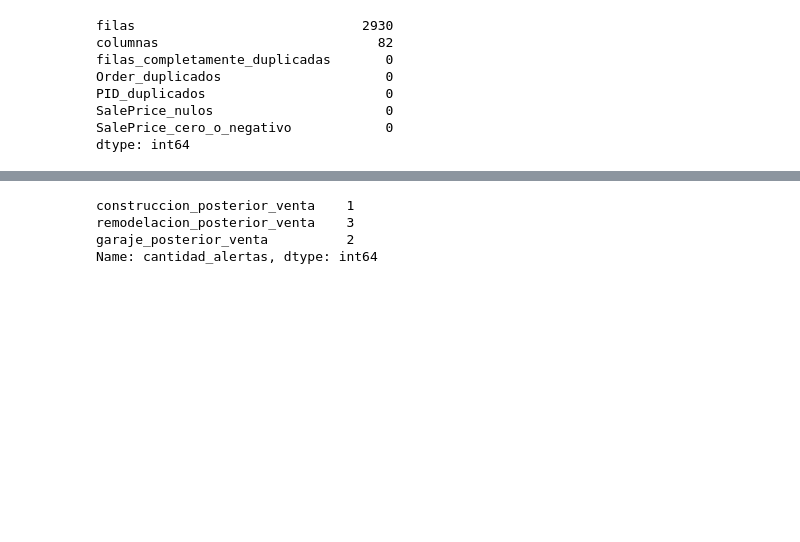
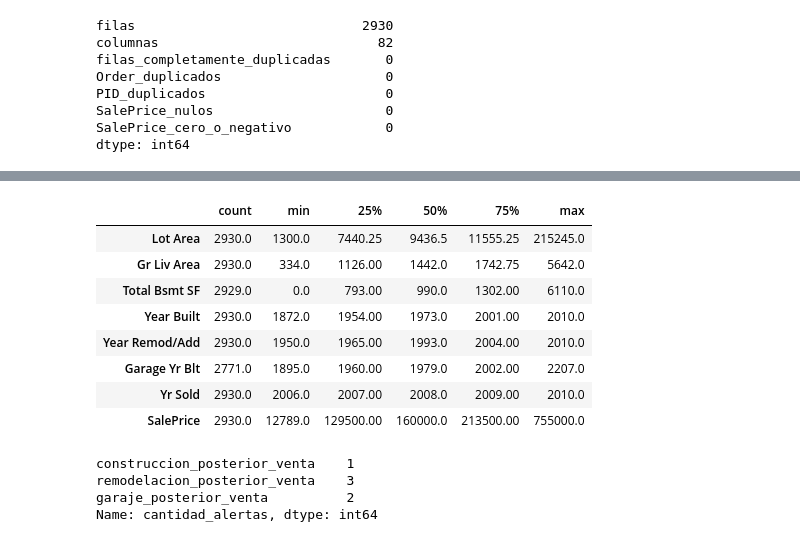
Before and after one commit to gpatrick20/Proyecto_ML_housing, a Jupyter notebook: notebooks/01_comprension_eda_preparacion.ipynb, the cells around one changed output, grey strips where cells are left out. Cells and saved outputs as stored; diff of their text form; code cells hidden in the pictures; blank space fills up the shorter version.

```diff
--- a/notebooks/01_comprension_eda_preparacion.ipynb
+++ b/notebooks/01_comprension_eda_preparacion.ipynb
@@ -260,3 +164,22 @@ los datos ni implican eliminar automáticamente los registros.
+# %%
+variables_rangos = [
+    "Lot Area", "Gr Liv Area", "Total Bsmt SF",
+    "Year Built", "Year Remod/Add", "Garage Yr Blt",
+    "Yr Sold", "SalePrice"
+]
+df[variables_rangos].describe().T[
+    ["count", "min", "25%", "50%", "75%", "max"]
+].round(2)
+# %% [output]
+|  | count | min | 25% | 50% | 75% | max |
+| Lot Area | 2930.0 | 1300.0 | 7440.25 | 9436.5 | 11555.25 | 215245.0 |
+| Gr Liv Area | 2930.0 | 334.0 | 1126.00 | 1442.0 | 1742.75 | 5642.0 |
+| Total Bsmt SF | 2929.0 | 0.0 | 793.00 | 990.0 | 1302.00 | 6110.0 |
+| Year Built | 2930.0 | 1872.0 | 1954.00 | 1973.0 | 2001.00 | 2010.0 |
+| Year Remod/Add | 2930.0 | 1950.0 | 1965.00 | 1993.0 | 2004.00 | 2010.0 |
+| Garage Yr Blt | 2771.0 | 1895.0 | 1960.00 | 1979.0 | 2002.00 | 2207.0 |
+| Yr Sold | 2930.0 | 2006.0 | 2007.00 | 2008.0 | 2009.00 | 2010.0 |
+| SalePrice | 2930.0 | 12789.0 | 129500.00 | 160000.0 | 213500.00 | 755000.0 |
 # %%
 alertas_temporales = pd.DataFrame({
     "construccion_posterior_venta":
```
Also changed, not shown: parts of 60 cells of this notebook, 7 other files.
